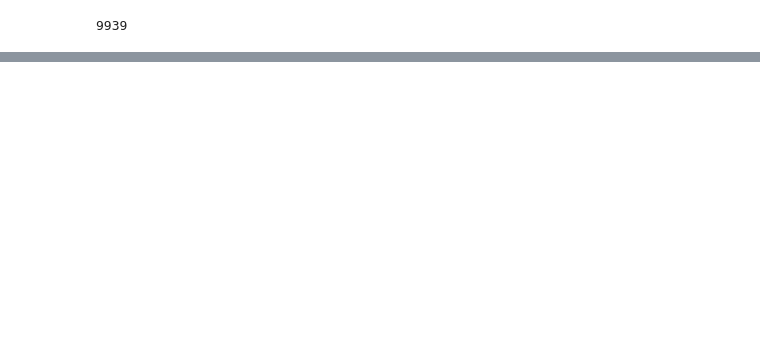
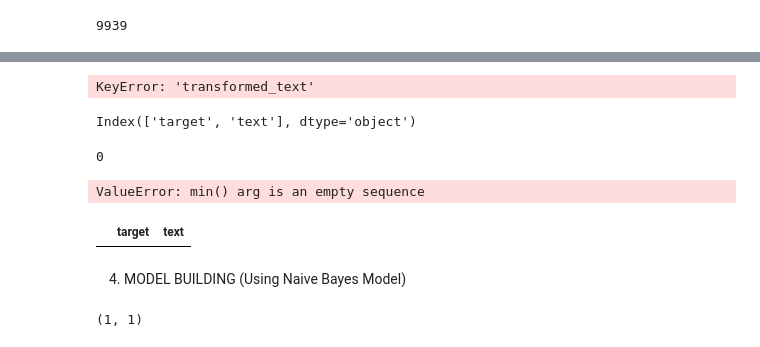
Before and after one commit to heenaf/SpamMailClassifier, a Jupyter notebook: Spam-email-project.ipynb, the cells around one changed output, grey strips where cells are left out. Saved outputs shown, nothing was run; the diff lists cells and outputs as text; code cells hidden in the pictures; blank space fills up the shorter version.

```diff
--- a/Spam-email-project.ipynb
+++ b/Spam-email-project.ipynb
@@ -415,0 +427,30 @@ TypeError: barplot() takes from 0 to 1 positional arguments but 2 were given
+# %%
+ham_corpus =[]
+for msg in df[df['target'] == 0]['transformed_text'].tolist():
+    for word in msg.split():
+        ham_corpus.append(word)
+# %% [output]
+KeyError: 'transformed_text'
+# %%
+print(df.columns)
+# %% [output]
+Index(['target', 'text'], dtype='object')
+# %%
+len(ham_corpus)
+# %% [output]
+0
+# %%
+from collections import Counter
+common_counts = Counter(ham_corpus).most_common(30)
+df = pd.DataFrame(common_counts, columns=['target', 'text'])
+sns.barplot(x='target', y='text', data=df)
+plt.xticks(rotation='vertical')  #x axis value
+plt.show()
+# %% [output]
+ValueError: min() arg is an empty sequence
+# %%
+df.head()
+# %% [output]
+|  | target | text |
+# %% [markdown]
+4. MODEL BUILDING (Using Naive Bayes Model)
@@ -415,0 +463,4 @@ TypeError: barplot() takes from 0 to 1 positional arguments but 2 were given
+# %%
+x.shape
+# %% [output]
+(1, 1)
```
Also changed, not shown: parts of 18 cells of this notebook.
